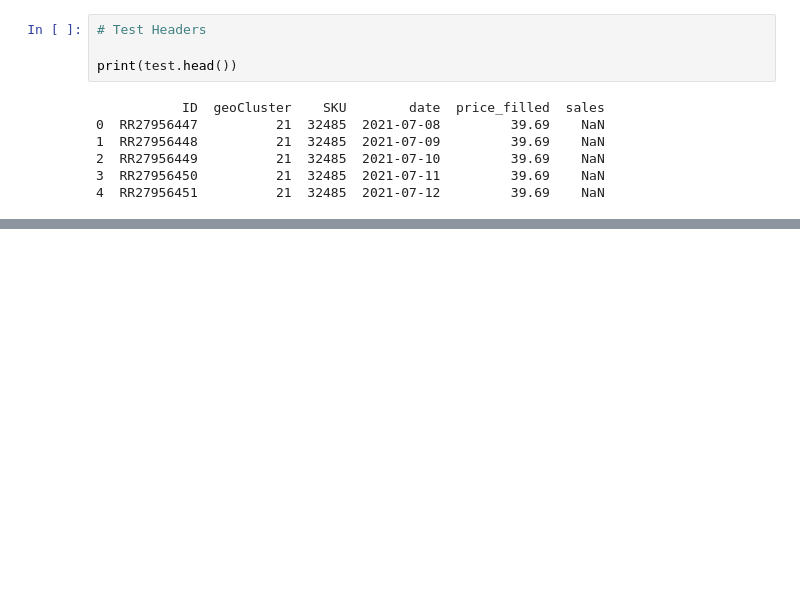
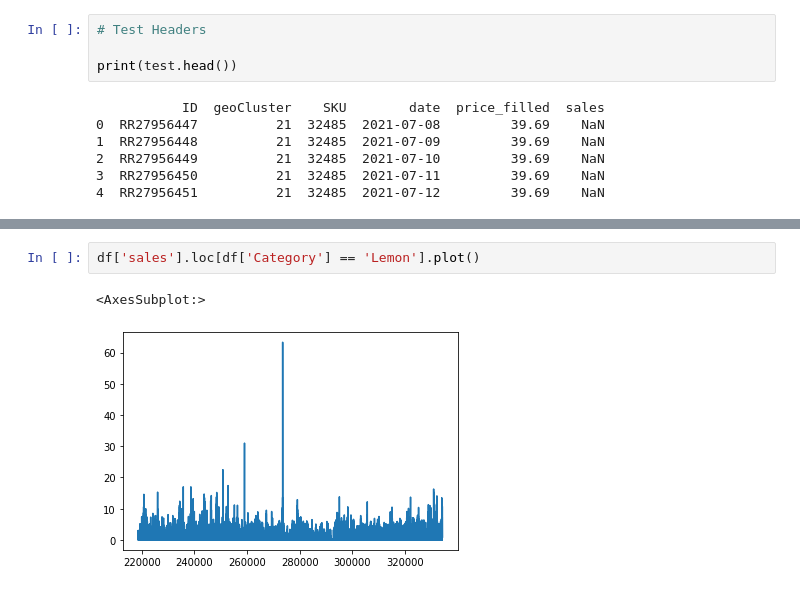
Before and after one commit to bercowsky/Mckinsey-HackUPC, a Jupyter notebook: Mckinsey.ipynb, the cells around one changed output, grey strips where cells are left out. Cells and saved outputs as stored; diff of their text form; blank space fills up the shorter version.

```diff
--- a/Mckinsey.ipynb
+++ b/Mckinsey.ipynb
@@ -186,0 +174,5 @@ lstm_model(train, test)
+# %%
+df['sales'].loc[df['Category'] == 'Lemon'].plot()
+# %% [output]
+<AxesSubplot:>
+[figure, added]
```
Also changed, not shown: parts of 17 cells of this notebook.
